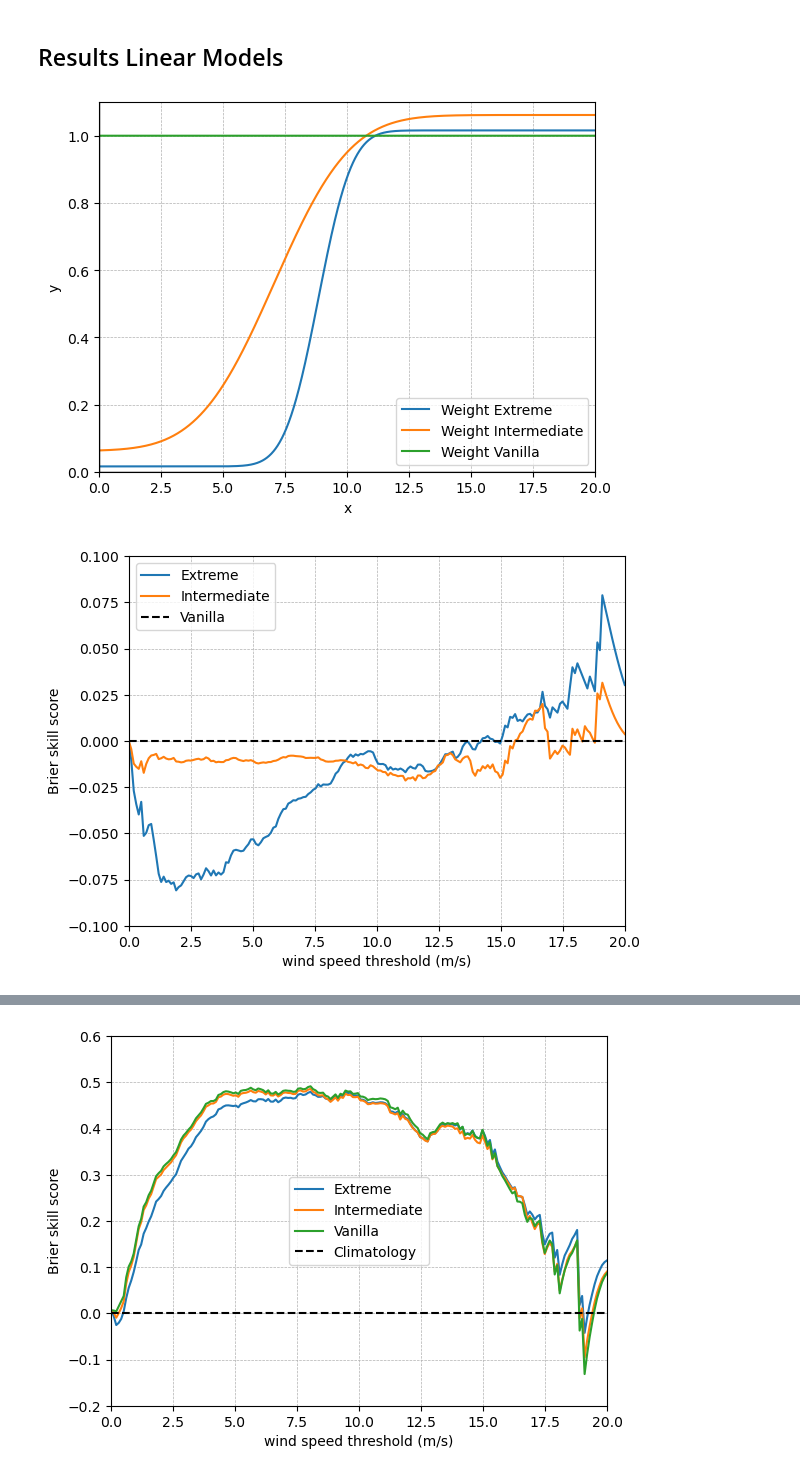
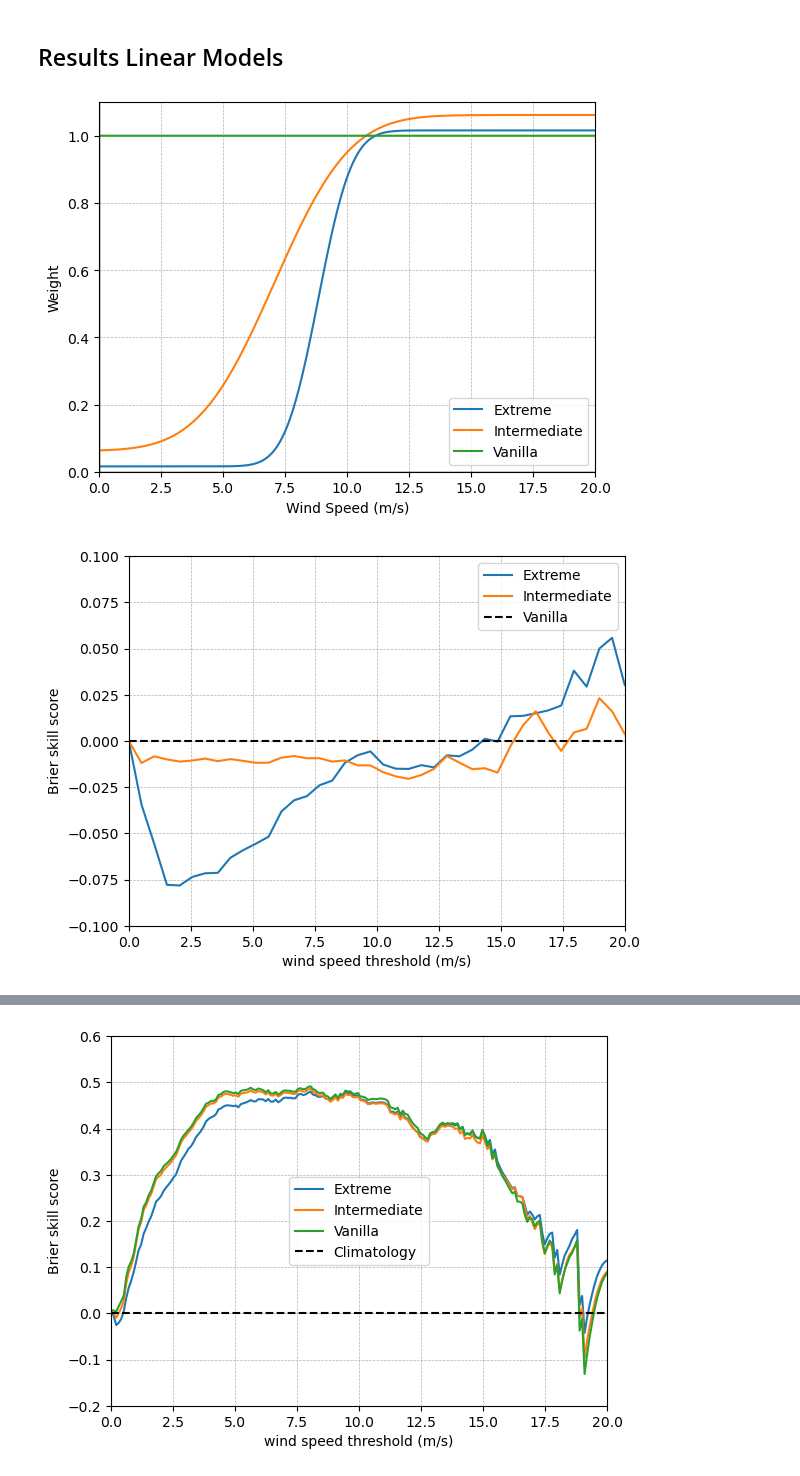
Before and after one commit to SimonHakvoort/thesiscode, a Jupyter notebook: src/nn_results/meeting_august_15.ipynb, the cells around one changed output, grey strips where cells are left out. Drawn from its saved outputs; the diff is of its cells as text; code cells hidden in the pictures.

```diff
--- a/src/nn_results/meeting_august_15.ipynb
+++ b/src/nn_results/meeting_august_15.ipynb
@@ -222,11 +249,11 @@ with open(filepath + 'epochs_115_crps.pickle', 'rb') as f:
 # %% [markdown]
 ## Results Linear Models
 # %%
-plt.plot(x, y_extreme, label='Weight Extreme')
-plt.plot(x, y_intermediate, label='Weight Intermediate')
-plt.plot(x, x_base, label='Weight Vanilla')
-plt.xlabel('x')
-plt.ylabel('y')
+plt.plot(x, y_extreme, label='Extreme')
+plt.plot(x, y_intermediate, label='Intermediate')
+plt.plot(x, x_base, label='Vanilla')
+plt.xlabel('Wind Speed (m/s)')
+plt.ylabel('Weight')
 plt.grid(True, which='both', linestyle='--', linewidth=0.5)
 plt.axhline(0, color='black',linewidth=1)
 plt.axvline(0, color='black',linewidth=1)
@@ -235,13 +262,13 @@ plt.ylim(0, 1.1)
 plt.legend()
 plt.show()
 # %% [output]
-[figure, old version]
+[figure, new version]
 # %%
-values = np.linspace(0,20, 200)
+values = np.linspace(0,20, 40)
 ylim = [-0.1, 0.1]
 make_brier_skill_plot_tf(emos_base, linear_weight_models, test_data0, values, ylim=ylim, name_base_model='Vanilla')
 # %% [output]
-[figure, old version]
+[figure, new version]
 # %%
 ylim = [-0.1,0.1]
 values = np.linspace(0,20,20)
```
Also changed, not shown: parts of 15 cells of this notebook, 6 other files.
